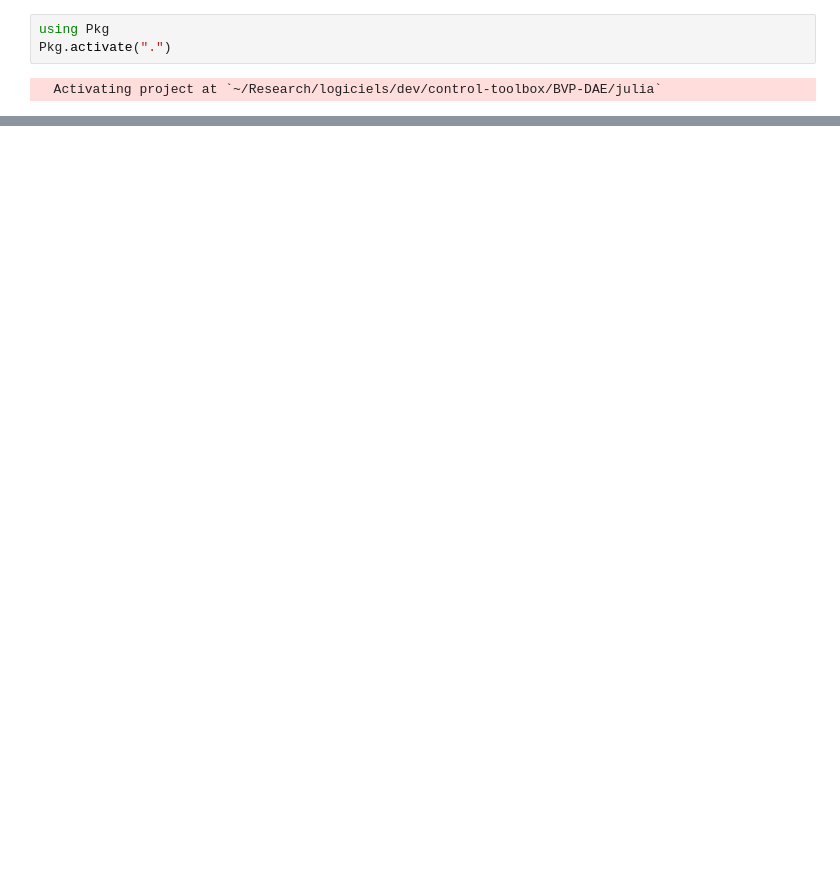
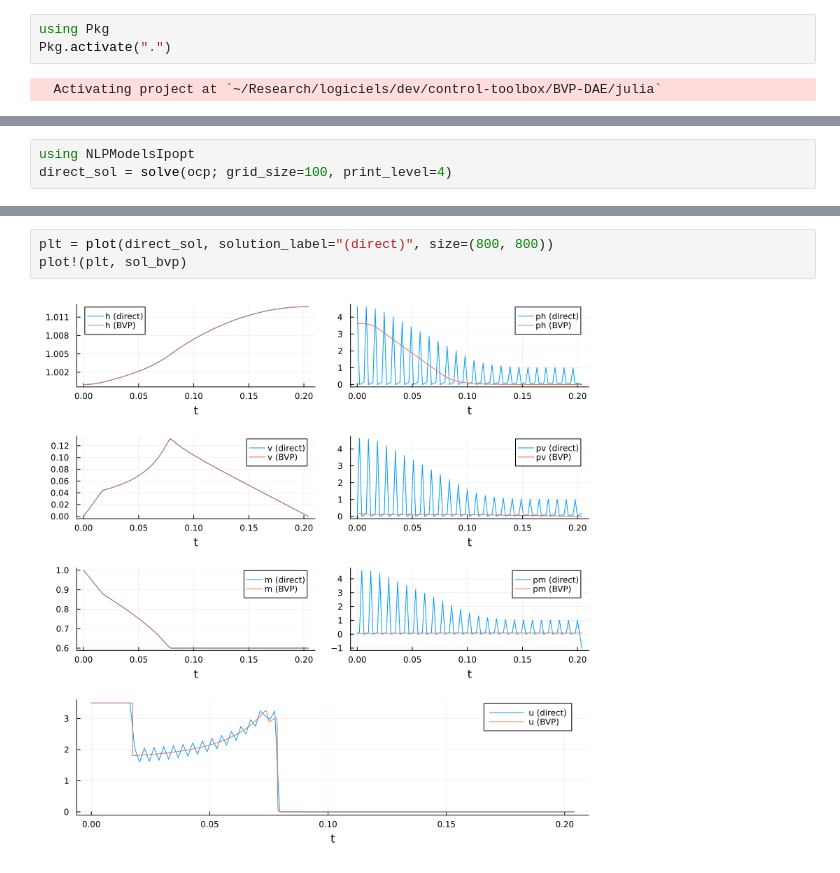
Before and after one commit to control-toolbox/BVP-DAE, a Jupyter notebook: julia/goddard.ipynb, the cells around one changed output, grey strips where cells are left out. Saved outputs shown, nothing was run; the diff lists cells and outputs as text; blank space fills up the shorter version.

```diff
--- a/julia/goddard.ipynb
+++ b/julia/goddard.ipynb
@@ -39,0 +159,3 @@ plot(plt_xp, plt_u; layout=layout, size=(700, 800))
+# %%
+using NLPModelsIpopt
+direct_sol = solve(ocp; grid_size=100, print_level=4)
@@ -39,0 +181,5 @@ plot(plt_xp, plt_u; layout=layout, size=(700, 800))
+# %%
+plt = plot(direct_sol, solution_label="(direct)", size=(800, 800))
+plot!(plt, sol_bvp)
+# %% [output]
+[figure, added]
```
Also changed, not shown: parts of 11 cells of this notebook, 2 other files.
